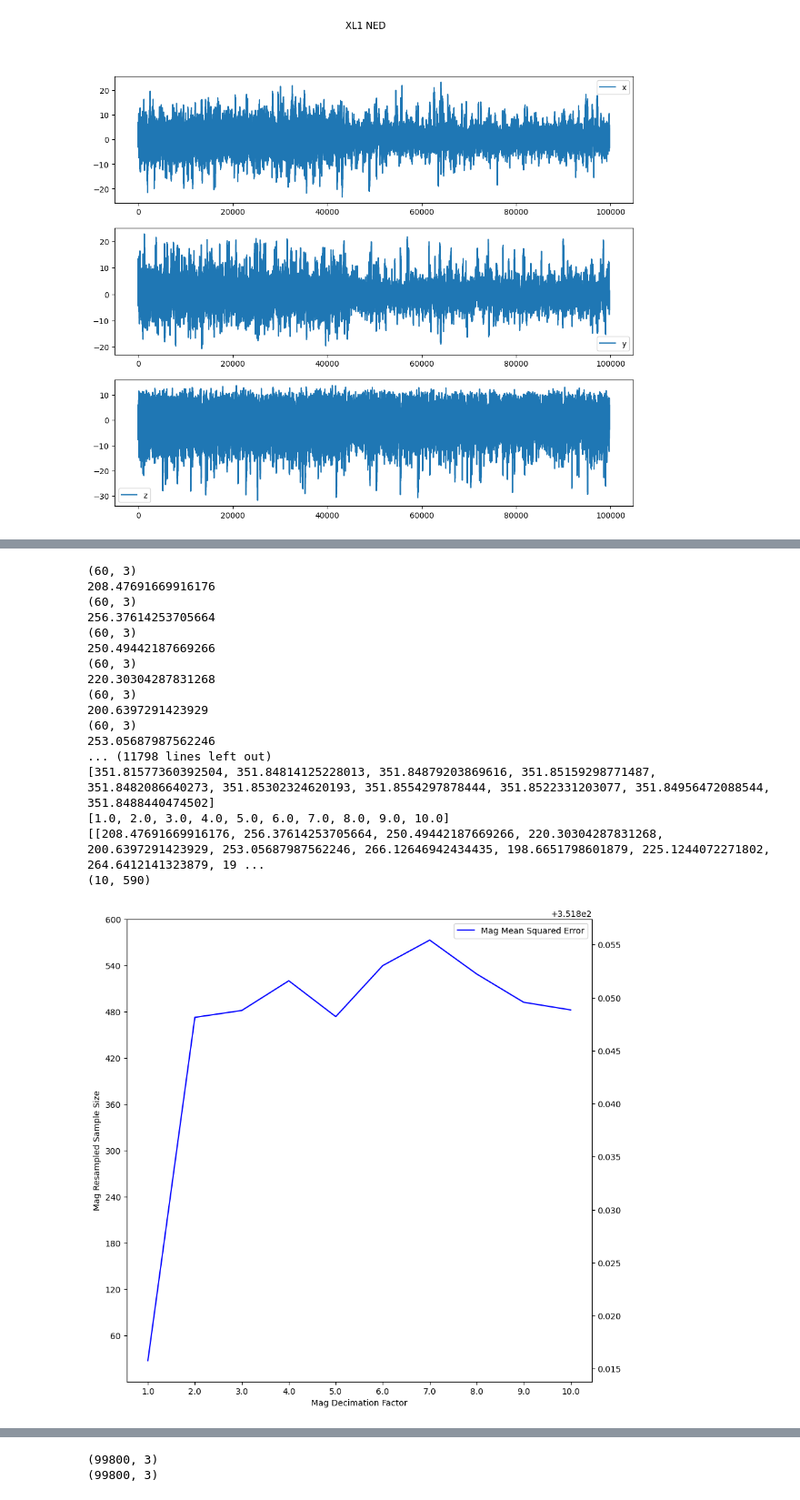
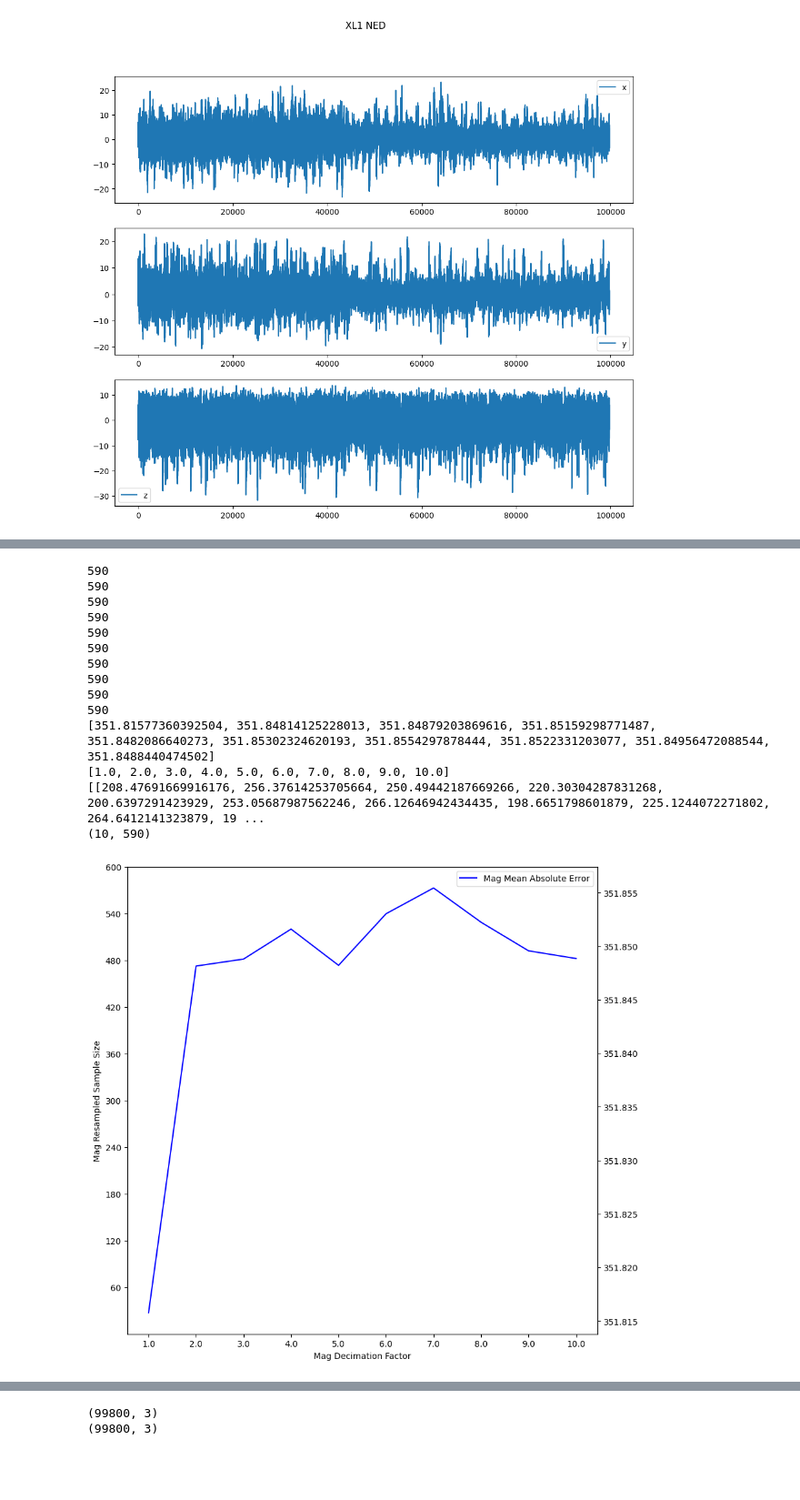
Before and after one commit to ahmedRafique744/Trim-management, a Jupyter notebook: imu_processing.ipynb, the cells around one changed output, grey strips where cells are left out. Shown at 91% size. Cells and saved outputs as stored; diff of their text form; code cells hidden in the pictures; blank space fills up the shorter version.

```diff
--- a/imu_processing.ipynb
+++ b/imu_processing.ipynb
@@ -494,7 +506,7 @@ for i in range(1, 11, 1):
     mag_total_mse = 0
     mag_check = False
     mag_interval_vals = [] # a list of all MSE values for per decimation factor
-    for (name, xl_grp), (name, mg_grp), (name, gy_grp) in zip(xl_group, mg_group, gy_group):
+    for (name, xl_grp), (name2, mg_grp), (name3, gy_grp) in zip(xl_group, mg_group, gy_group):
         mag_required = correct_data(mg_grp.drop(columns=['interval']).values)
         mag_test = microtesla_to_nanotesla(mag_required[:,1:])
 
@@ -515,7 +527,6 @@ for i in range(1, 11, 1):
         new_mag_w = np.vstack(new_mag_w)
 
         if (new_mag_w.shape[0] == 60):
-            print(new_mag_w.shape)
             mag_check = True
             mag_simulate = new_mag_w[20:40,:]
 
@@ -545,7 +556,7 @@ for i in range(1, 11, 1):
 
             # print("------------------------------------------")
 
-            mag_interval_mse = mean_absolute_error(np.array(mag_d[20:40]), new_mag_w[20:40,:])
+            mag_interval_mse = mean_absolute_error( new_mag_w[20:40,:], np.array(mag_d[20:40]))
             mag_counter += 1
             mag_total_mse += mag_interval_mse
 
@@ -557,46 +568,47 @@ for i in range(1, 11, 1):
     if (mag_check == True):
         print(mag_counter)
         mag_total_interval_vals.append(mag_interval_vals)
         mag_average_mse = mag_total_mse / mag_counter
+        # mag_average_mse = round(mag_average_mse, 4)
         mag_resample_sizes.append(60*i)
         mag_decimate_sizes.append(mag_factor)
 
         mag_mean_squared_list.append(mag_average_mse)
 
 print(mag_mean_squared_list)
 print(mag_decimate_sizes)
 
 print(mag_total_interval_vals)
 print(np.array(mag_total_interval_vals).shape)
 
 fig, ax1 = plt.subplots()
 fig.set_figwidth(10)
 fig.set_figheight(10)
 ax_t = ax1.twinx()
-ax_t.plot(mag_decimate_sizes, mag_mean_squared_list, label="Mag Mean Squared Error", c="blue")
+ax_t.plot(mag_decimate_sizes, mag_mean_squared_list, label="Mag Mean Absolute Error", c="blue")
+formatter = ScalarFormatter(useOffset=False)
+formatter.set_scientific(False)
+ax_t.yaxis.set_major_formatter(formatter)
 ax1.set_xticks(mag_decimate_sizes, labels=list(mag_decimate_sizes))
 ax1.set_yticks(mag_resample_sizes, labels=list(mag_resample_sizes))
 ax1.set_xlabel("Mag Decimation Factor")
 ax1.set_ylabel("Mag Resampled Sample Size")
 plt.legend()
 plt.show()
 # %% [output]
-(60, 3)
-208.47691669916176
-(60, 3)
-256.37614253705664
-(60, 3)
-250.49442187669266
-(60, 3)
-220.30304287831268
-(60, 3)
-200.6397291423929
-(60, 3)
-253.05687987562246
-... (11798 lines left out)
+590
+590
+590
+590
+590
+590
+590
+590
+590
+590
 [351.81577360392504, 351.84814125228013, 351.84879203869616, 351.85159298771487, 351.8482086640273, 351.85302324620193, 351.8554297878444, 351.8522331203077, 351.84956472088544, 351.8488440474502]
 [1.0, 2.0, 3.0, 4.0, 5.0, 6.0, 7.0, 8.0, 9.0, 10.0]
 [[208.47691669916176, 256.37614253705664, 250.49442187669266, 220.30304287831268, 200.6397291423929, 253.05687987562246, 266.12646942434435, 198.6651798601879, 225.1244072271802, 264.6412141323879, 19 ...
 (10, 590)
-[figure, old version]
+[figure, new version]
 # %%
```
Also changed, not shown: parts of 4 cells of this notebook.
